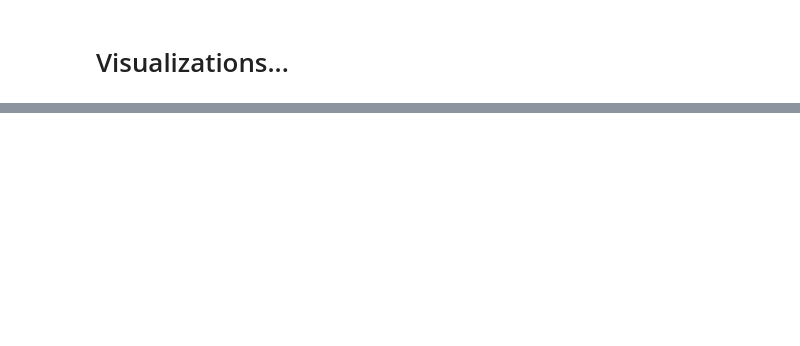
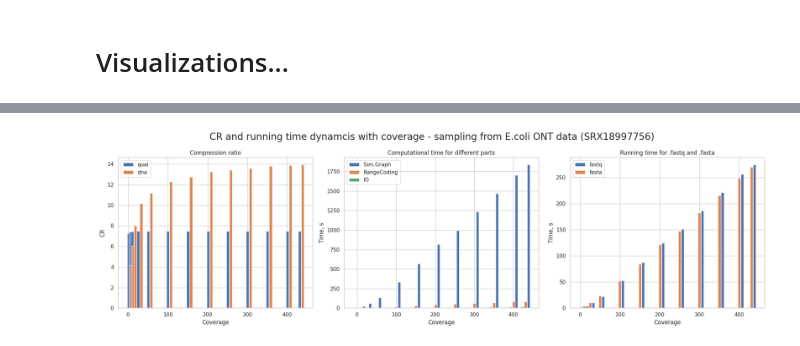
Before and after one commit to iam28th/colord-coverage-vs-CR, a Jupyter notebook: coverage-vs-CR.ipynb, the cells around one changed output, grey strips where cells are left out. Cells and saved outputs as stored; diff of their text form; code cells hidden in the pictures; blank space fills up the shorter version.

```diff
--- a/coverage-vs-CR.ipynb
+++ b/coverage-vs-CR.ipynb
@@ -387,0 +358,52 @@ fig.tight_layout();
+# %%
+fig, axs = plt.subplots(1, 3, figsize=(20, 6))
+fig.suptitle('CR and running time dynamcis with coverage - sampling from E.coli ONT data (SRX18997756)')
+
+WIDTH = 7
+
+ax = axs[0]
+for section in ('qual', 'dna'):
+    x = df['Coverage']
+    y = df['CR_' + section]
+    if section == 'dna':
+        ax.bar(x + WIDTH * 1.1, y, label=section, width=WIDTH)
+    if section == 'qual':
+        ax.bar(x, y, label=section, width=WIDTH)
+ax.set_title('Compression ratio')
+ax.set_ylabel('CR')
+
+# fig 2 : coverage vs computational time
+ax = axs[1]
+for section in ('Sim.Graph', 'RangeCoding', 'IO'):
+    x = df['Coverage']
+    y = df['Time - ' + section]
+    shift = 0
+    if section == "IO":
+        shift = -WIDTH * 1.1
+    elif section == "Sim.Graph":
+        shift = WIDTH * 1.1
+    ax.bar(x + shift, y, label=section, width=WIDTH)
+ax.set_title('Computational time for different parts')
+ax.set_ylabel('Time, s')
+
+# fig 3 : coverage vs real time for fasta and fastq
+ax = axs[2]
+for fmt in ('fastq', 'fasta'):
+    x = df['Coverage']
+    if fmt == 'fastq':
+        y = df['Total time']
+        ax.bar(x + WIDTH * 1.1, y, label=fmt, width=WIDTH)
+    else:
+        y = df['Total time (fasta)']
+        ax.bar(x, y, label=fmt, width=WIDTH)
+ax.set_ylabel('Time, s')
+ax.set_title('Running time for .fastq and .fasta')
+
+for ax in axs:
+    ax.legend();
+    # ax.grid();
+    ax.set_xlabel('Coverage')
+
+fig.tight_layout();
+# %% [output]
+[figure, added]
```
Also changed, not shown: parts of 17 cells of this notebook.
